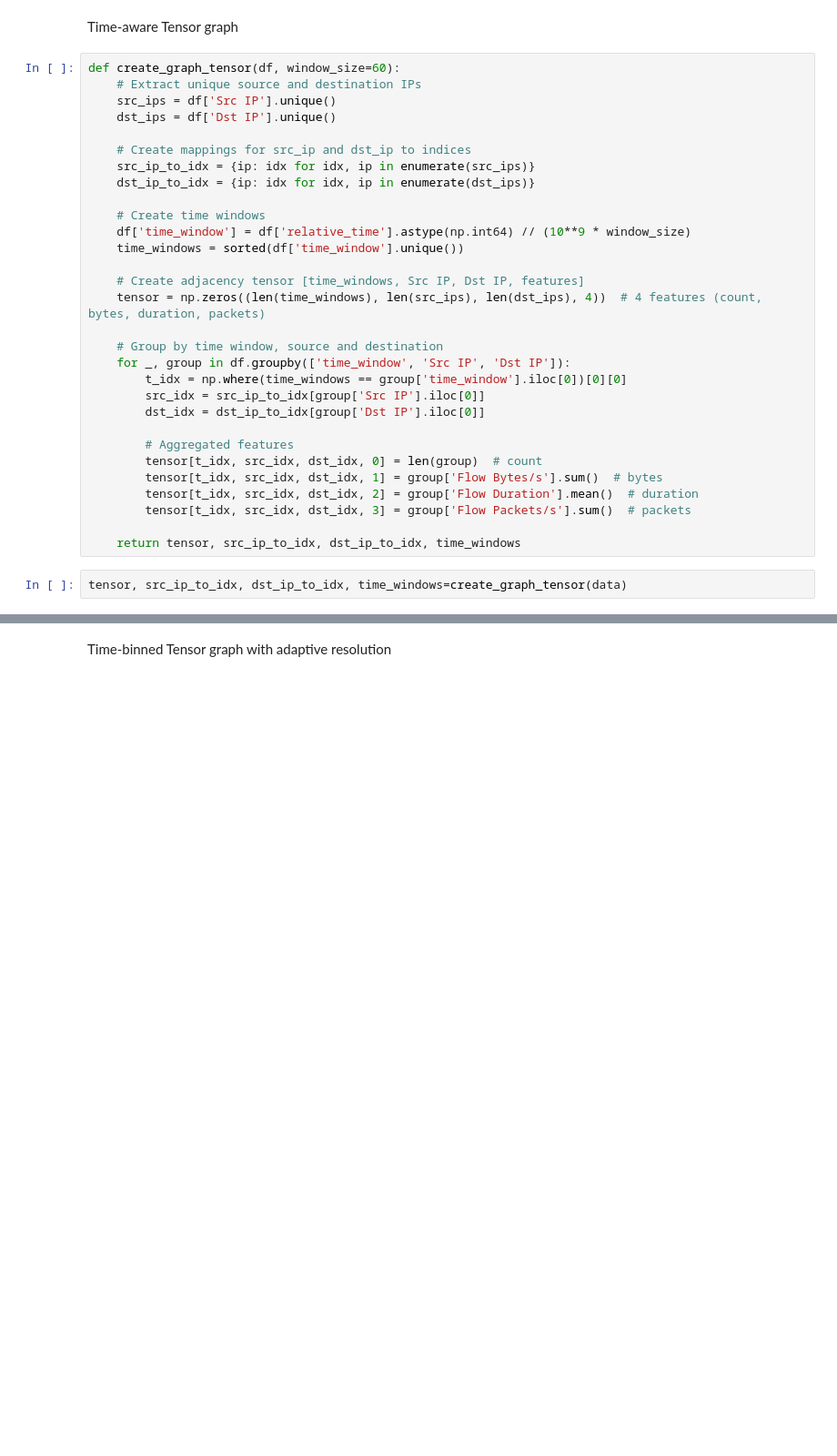
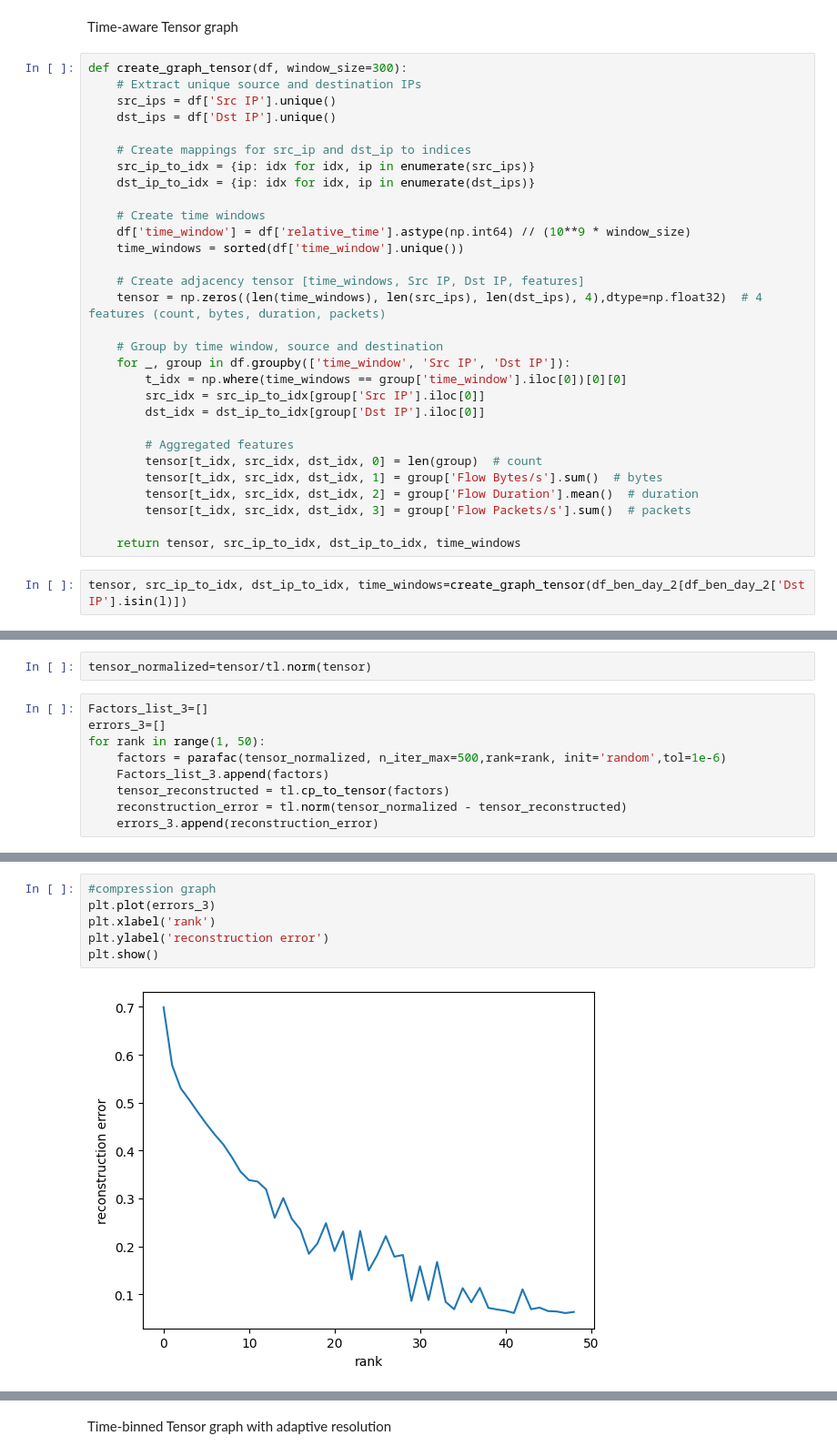
Before and after one commit to mitsouma/IOT_Anomalies_Detection_System_Based_on_Tensor_Decomposition, a Jupyter notebook: Tensorization_of_iot_dataset_.ipynb, the cells around one changed output, grey strips where cells are left out. Shown at 91% size. Cells and saved outputs as stored; diff of their text form; blank space fills up the shorter version.

```diff
--- a/Tensorization_of_iot_dataset_.ipynb
+++ b/Tensorization_of_iot_dataset_.ipynb
@@ -676,7 +821,7 @@ dtype: timedelta64[ns]
 # %% [markdown]
 Time-aware Tensor graph
 # %%
-def create_graph_tensor(df, window_size=60):
+def create_graph_tensor(df, window_size=300):
     # Extract unique source and destination IPs
     src_ips = df['Src IP'].unique()
     dst_ips = df['Dst IP'].unique()
@@ -690,7 +835,7 @@ def create_graph_tensor(df, window_size=60):
     time_windows = sorted(df['time_window'].unique())
 
     # Create adjacency tensor [time_windows, Src IP, Dst IP, features]
-    tensor = np.zeros((len(time_windows), len(src_ips), len(dst_ips), 4))  # 4 features (count, bytes, duration, packets)
+    tensor = np.zeros((len(time_windows), len(src_ips), len(dst_ips), 4),dtype=np.float32)  # 4 features (count, bytes, duration, packets)
 
     # Group by time window, source and destination
     for _, group in df.groupby(['time_window', 'Src IP', 'Dst IP']):
@@ -706,4 +851,4 @@ def create_graph_tensor(df, window_size=60):
 
     return tensor, src_ip_to_idx, dst_ip_to_idx, time_windows
 # %%
-tensor, src_ip_to_idx, dst_ip_to_idx, time_windows=create_graph_tensor(data)
+tensor, src_ip_to_idx, dst_ip_to_idx, time_windows=create_graph_tensor(df_ben_day_2[df_ben_day_2['Dst IP'].isin(l)])
@@ -721,0 +881,11 @@ np.count_nonzero(tensor)
+# %%
+tensor_normalized=tensor/tl.norm(tensor)
+# %%
+Factors_list_3=[]
+errors_3=[]
+for rank in range(1, 50):
+    factors = parafac(tensor_normalized, n_iter_max=500,rank=rank, init='random',tol=1e-6)
+    Factors_list_3.append(factors)
+    tensor_reconstructed = tl.cp_to_tensor(factors)
+    reconstruction_error = tl.norm(tensor_normalized - tensor_reconstructed)
+    errors_3.append(reconstruction_error)
@@ -721,0 +912,8 @@ np.count_nonzero(tensor)
+# %%
+#compression graph
+plt.plot(errors_3)
+plt.xlabel('rank')
+plt.ylabel('reconstruction error')
+plt.show()
+# %% [output]
+[figure, added]
```
Also changed, not shown: parts of 72 cells of this notebook.
